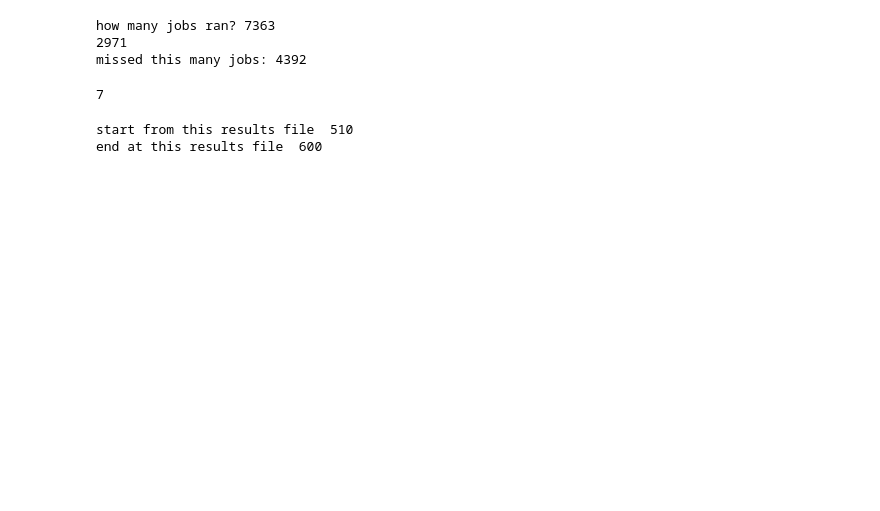
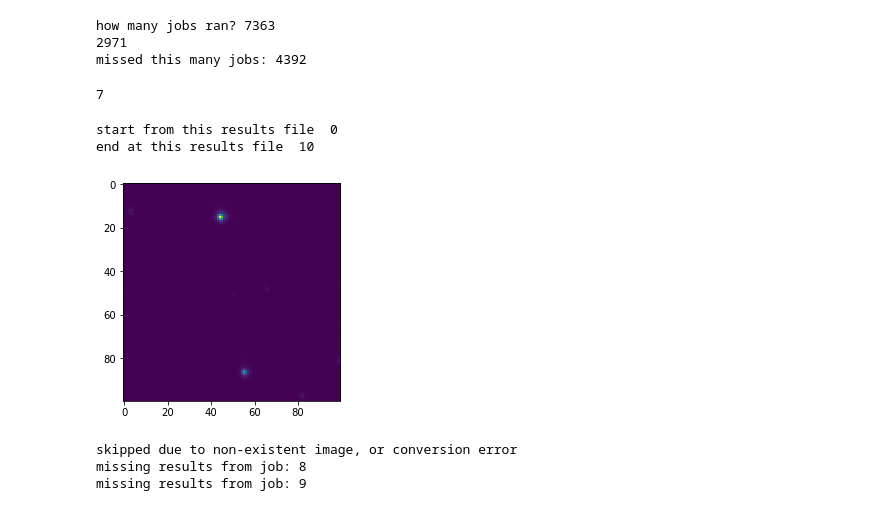
Before and after one commit to roberttoyonaga/HSTLens, a Jupyter notebook: CC_batch_processing/view_results.ipynb, the cells around one changed output. Saved outputs shown, nothing was run; the diff lists cells and outputs as text; code cells hidden in the pictures; blank space fills up the shorter version.

```diff
--- a/CC_batch_processing/view_results.ipynb
+++ b/CC_batch_processing/view_results.ipynb
@@ -62,7 +62,7 @@ import random
 import matplotlib.pyplot as plt
 
 DWNLD_PATH = "dwnlds/c_"
-RESULTS_PATH = '/home/toyonaga/scratch/pipeline/results_recover_2/'#"/home/toyonaga/scratch/pipeline/results/"
+RESULTS_PATH = "/home/toyonaga/scratch/pipeline/results/"# '/home/toyonaga/scratch/pipeline/results_recover_2/'#
 start = int(input('start from this results file '))
 end = int(input("end at this results file "))
 CSV_PATH="test_csv" #shouldn't have to change
@@ -92,21 +92,21 @@ im_info = pd.read_csv(CSV_PATH)
 #         print('missing results from job: '+str(job))
 #         continue
 # %% [output]
-start from this results file  510
-end at this results file  600
+start from this results file  0
+end at this results file  10
 # %%
-## def dwnld(entry):
+def dwnld(entry):
     subprocess.check_output(["wget", "-O",DWNLD_PATH+str(entry)+ ".fits" ,
                              "http://www.cadc-ccda.hia-iha.nrc-cnrc.gc.ca/data/pub/MAST/HST/product/"+
                              im_info['obj_name'][entry]+"_drz.fits"])
 
 def get_positives(filename):
     #get coords of pred above 0.9
-    crd_dict = {"ra": [], "dec":[], "obj_name":[], "prb":[] }
+    crd_dict = {"ra": [], "dec":[], "obj_name":[], "prb_1":[] , "prb_2":[] , "prb_3":[] }
     df = pd.read_csv(filename, sep = ',')
     for row in range(len(df)):
-        if (float(df['prb'][row]) >= 0.95) :#and (float(df['prb'][row])<0.95) :
-            crd_dict['prb'].append(df['prb'][row])
+        if (float(df['prb_1'][row]) >= 0.70) :#and (float(df['prb'][row])<0.95) :
+            crd_dict['prb_1'].append(df['prb_1'][row])
             crd_dict['ra'].append(df['ra'][row])
             crd_dict['dec'].append(df['dec'][row])
             crd_dict['obj_name'].append(df['obj_name'][row])
@@ -157,7 +157,7 @@ for job in range(end-start):
             plt.imshow(ims)
             plt.pause(0.10)
             while(1):
-                ans = int(input(str(crd_dict['prb'][cutout])+"|| logscale =18, log black=19, exit=20, job: "+str(job+start)))
+                ans = int(input(str(crd_dict['prb_1'][cutout])+"|| logscale =18, log black=19, exit=20, job: "+str(job+start)))
 
                 if ans ==1:
                     fits.writeto(OUT_PATH_1+ str(crd_dict['ra'][cutout]) + "_" + str(crd_dict['dec'][cutout]) +'.fits',centered_cut.data, header=hdr, overwrite =True)
@@ -181,30 +181,35 @@ for job in range(end-start):
                     fits.writeto(OUT_PATH_7+ str(crd_dict['ra'][cutout]) + "_" + str(crd_dict['dec'][cutout]) +'.fits',centered_cut.data, header=hdr, overwrite =True)
                     break
                 if ans ==8:
                     fits.writeto(OUT_PATH_8+ str(crd_dict['ra'][cutout]) + "_" + str(crd_dict['dec'][cutout]) +'.fits',centered_cut.data, header=hdr, overwrite =True)
                     break
                 if ans ==9:
                     fits.writeto(OUT_PATH_9+ str(crd_dict['ra'][cutout]) + "_" + str(crd_dict['dec'][cutout]) +'.fits',centered_cut.data, header=hdr, overwrite =True)
                     break
                 if ans ==22:
                     fits.writeto(OUT_PATH_22+ str(crd_dict['ra'][cutout]) + "_" + str(crd_dict['dec'][cutout]) +'.fits',centered_cut.data, header=hdr, overwrite =True)
                     break
                 if ans ==33:
                     fits.writeto(OUT_PATH_33+ str(crd_dict['ra'][cutout]) + "_" + str(crd_dict['dec'][cutout]) +'.fits',centered_cut.data, header=hdr, overwrite =True)
                     break
                 if ans ==18:
                     plt.imshow(np.log10(ims+1))
                     plt.pause(0.1)
                 if ans ==19:
                     plt.imshow(np.log10(ims+1),cmap='gray')
                     plt.pause(0.1)
                 if ans ==20:
                     exit=True
                     break
             if exit==True:
                 break
         except:
             print("skipped due to non-existent image, or conversion error")
 
     if exit==True:
         break
+# %% [output]
+[figure, added]
+skipped due to non-existent image, or conversion error
+missing results from job: 8
+missing results from job: 9
```
Also changed, not shown: parts of 1 cell of this notebook, 26 other files.
